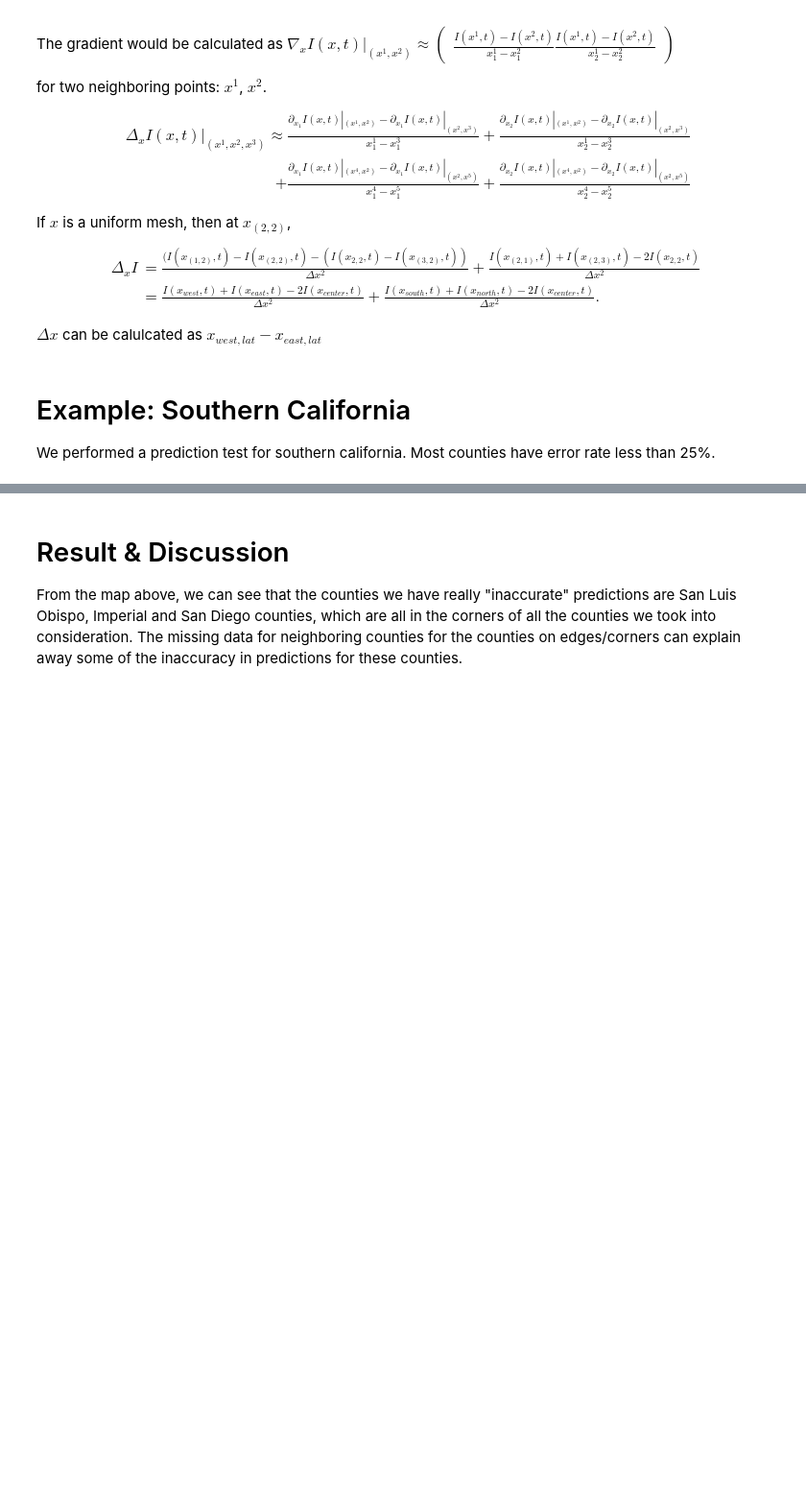
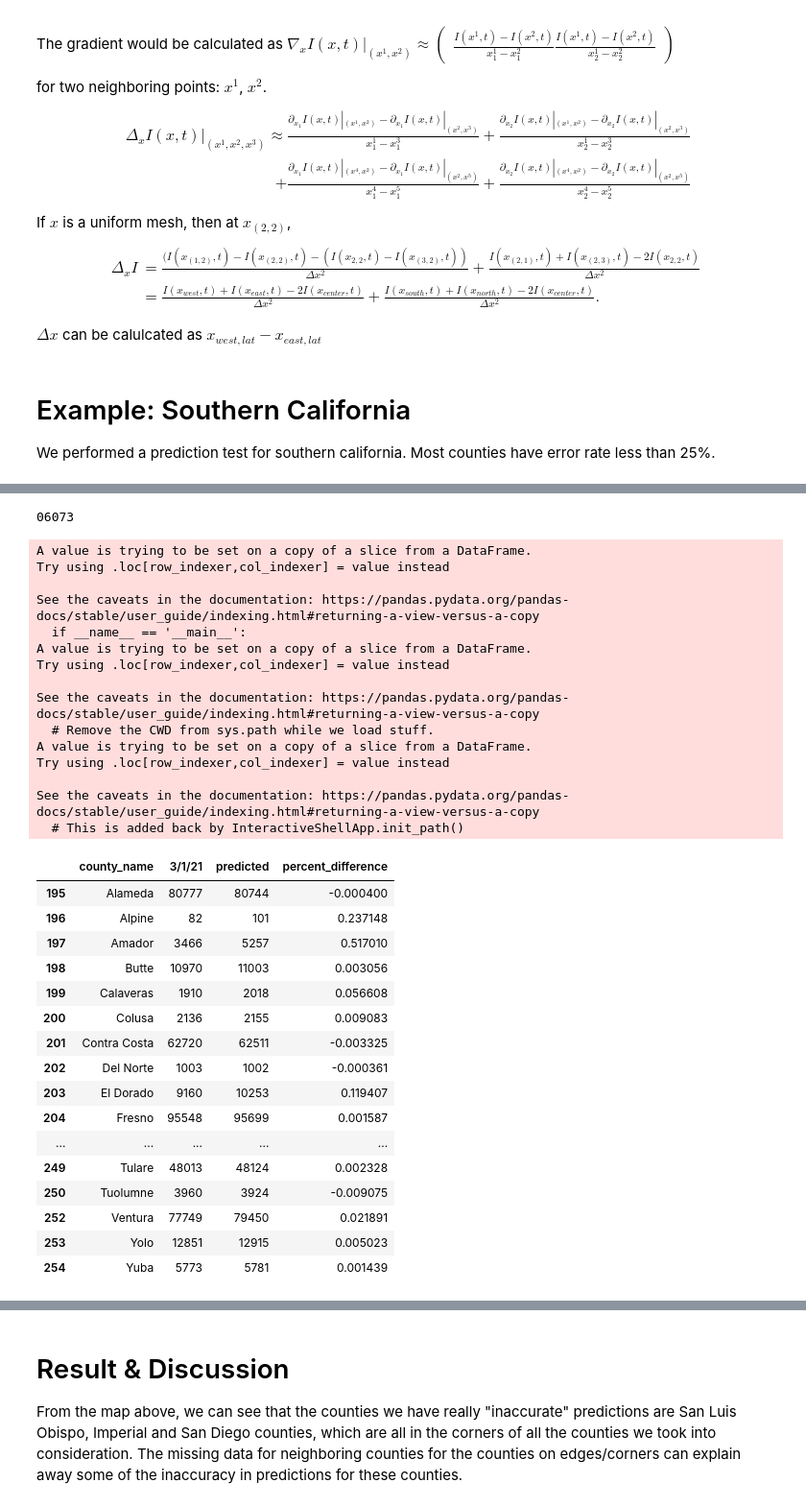
Before and after one commit to wendyw1999/epidemiology_capstone_project, a Jupyter notebook: notebooks/Stimulation.ipynb, the cells around one changed output, grey strips where cells are left out. Shown at 96% size. Cells and saved outputs as stored; diff of their text form; code cells hidden in the pictures; blank space fills up the shorter version.

```diff
--- a/notebooks/Stimulation.ipynb
+++ b/notebooks/Stimulation.ipynb
@@ -245,5 +259,30 @@ We performed a prediction test for southern california. Most counties have error
+# %%
+import json
+with open('nearby.json') as json_file:
+    nearby_dict = json.load(json_file)
+county_list = list(nearby_dict.keys())
+def get_california_counties(county_list):
+    california = []
+    for county in county_list:
+        if "".join(county[:2]) == "06":
+            california.append(county)
+    return california
+california_county_list = get_california_counties(county_list)
+# %%
+california_county_dict = {}
+for county in nearby_dict.keys():
+    if county in california_county_list:
+        california_county_dict[county] = nearby_dict[county]
+# %%
+
+for key in california_county_dict.keys():
+    for subkey in california_county_dict[key].keys():
+        if list(california_county_dict[key][subkey])[:2]!=["0","6"]:
+            #print(ca_county_neighbors[key][subkey])
+            california_county_dict[key][subkey] = "border"
 # %%
-fips_neighbor_dict = generate_sc_neighbor_dictionary(us_confirmed_df)
+fips_neighbor_dict = generate_sc_neighbor_dictionary(us_confirmed_df) #TODO: use dictionary of a larger area
+fips_neighbor_dict = california_county_dict
 d1 = calculate_i_t1("1/21/21",fips_neighbor_dict,us_confirmed_df,.2,14,us_death_df,mobility,n=5)
 li = list(d1.keys())
 interpret_dictionary_FIP(d1,us_confirmed_df)
@@ -288,0 +308,44 @@ See the caveats in the documentation: https://pandas.pydata.org/pandas-docs/stab
+# %%
+fips_neighbor_dict =california_county_dict
+#TODO: Take a list of Betas and Ds/ Dictionaries
+
+d1 = calculate_i_t1("2/28/21",fips_neighbor_dict,us_confirmed_df,0.0045431843251672295,12548.92719232403,us_death_df,mobility,n=5)
+
+check_prediction(li,d1,us_confirmed_df,"3/1/21").rename({"Admin2":"county_name","1/22/21":"actual"},axis=1)
+
+
+#border, lat and long should be the opposite, lat different * 2, long different * 2.
+# %% [output]
+06073
+A value is trying to be set on a copy of a slice from a DataFrame.
+Try using .loc[row_indexer,col_indexer] = value instead
+
+See the caveats in the documentation: https://pandas.pydata.org/pandas-docs/stable/user_guide/indexing.html#returning-a-view-versus-a-copy
+  if __name__ == '__main__':
+A value is trying to be set on a copy of a slice from a DataFrame.
+Try using .loc[row_indexer,col_indexer] = value instead
+
+See the caveats in the documentation: https://pandas.pydata.org/pandas-docs/stable/user_guide/indexing.html#returning-a-view-versus-a-copy
+  # Remove the CWD from sys.path while we load stuff.
+A value is trying to be set on a copy of a slice from a DataFrame.
+Try using .loc[row_indexer,col_indexer] = value instead
+
+See the caveats in the documentation: https://pandas.pydata.org/pandas-docs/stable/user_guide/indexing.html#returning-a-view-versus-a-copy
+  # This is added back by InteractiveShellApp.init_path()
+|  | county_name | 3/1/21 | predicted | percent_difference |
+| 195 | Alameda | 80777 | 80744 | -0.000400 |
+| 196 | Alpine | 82 | 101 | 0.237148 |
+| 197 | Amador | 3466 | 5257 | 0.517010 |
+| 198 | Butte | 10970 | 11003 | 0.003056 |
+| 199 | Calaveras | 1910 | 2018 | 0.056608 |
+| 200 | Colusa | 2136 | 2155 | 0.009083 |
+| 201 | Contra Costa | 62720 | 62511 | -0.003325 |
+| 202 | Del Norte | 1003 | 1002 | -0.000361 |
+| 203 | El Dorado | 9160 | 10253 | 0.119407 |
+| 204 | Fresno | 95548 | 95699 | 0.001587 |
+| ... | ... | ... | ... | ... |
+| 249 | Tulare | 48013 | 48124 | 0.002328 |
+| 250 | Tuolumne | 3960 | 3924 | -0.009075 |
+| 252 | Ventura | 77749 | 79450 | 0.021891 |
+| 253 | Yolo | 12851 | 12915 | 0.005023 |
+| 254 | Yuba | 5773 | 5781 | 0.001439 |
```
Also changed, not shown: parts of 28 cells of this notebook, 12 other files.
